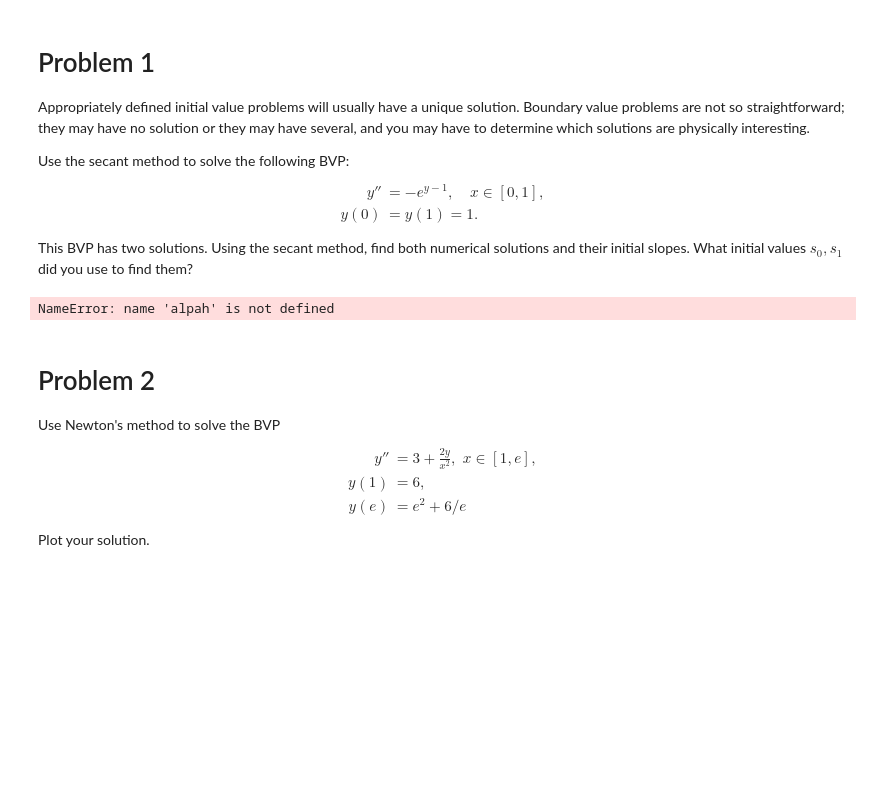
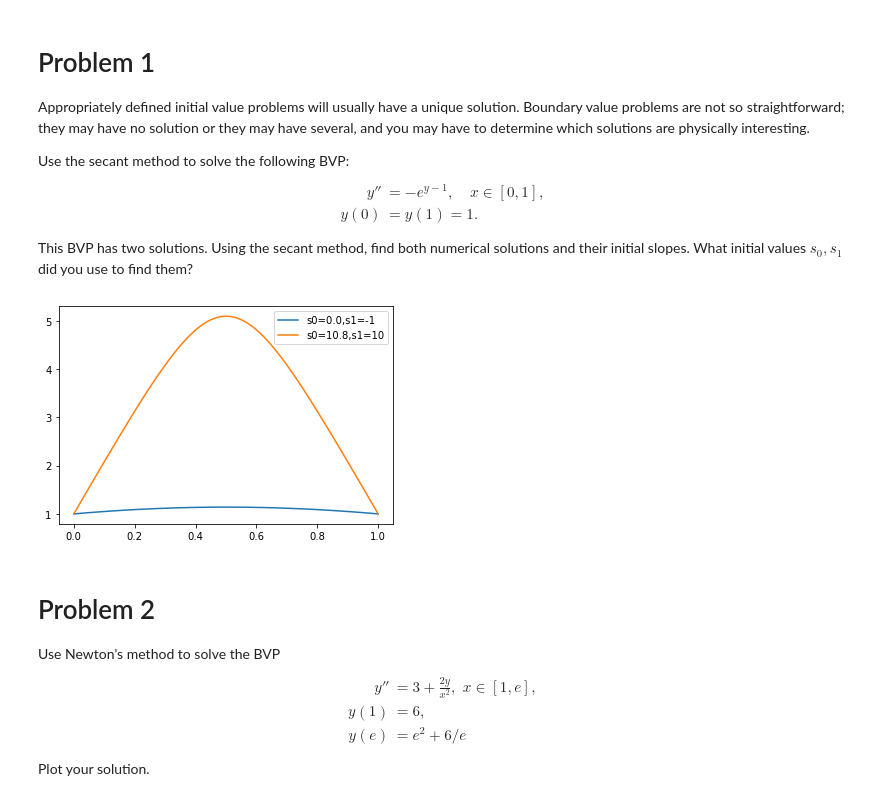
Before and after one commit to bryant0918/Model-Dynamics-and-Control, a Jupyter notebook: ShootingMethod/shooting_method.ipynb, the cells around one changed output. Cells and saved outputs as stored; diff of their text form; code cells hidden in the pictures; blank space fills up the shorter version.

Commit message:
Finished shooting method

```diff
--- a/ShootingMethod/shooting_method.ipynb
+++ b/ShootingMethod/shooting_method.ipynb
@@ -41,28 +45,37 @@ This BVP has two solutions.
 Using the secant method, find both numerical solutions and their initial slopes.
 What initial values $s_0, s_1$ did you use to find them?
 # %%
+# Initialize everything
 def ode(x,y):
     return np.array([y[1], -np.exp(y[0]-1)])
 
 a = 0
 b = 1
 alpha = 1
 beta = 1
 
 def residual(s):
     sol = solve_ivp(ode, (a,b), [alpha,s])
     yb = sol.y[0,-1]
     return yb - beta
 
-s = secant_method(residual, (beta-alpah)/2, -1)
+# Call secant method
+s = secant_method(residual, (beta-alpha)/2, -1)
 
 x = np.linspace(0,1,100)
-y = solve_ivp(ode, (a,b), (alpha,s), t_eval=x.y[0])
+y = solve_ivp(ode, (a,b), (alpha,s), t_eval=x).y[0]
 
-plt.plot(x,y)
+# Plot it
+plt.plot(x,y, label=f"s0={(beta-alpha)/2},s1=-1")
+s = secant_method(residual,10.8,10)
+x = np.linspace(0,1,100)
+y = solve_ivp(ode, (a,b), (alpha,s), t_eval=x).y[0]
+
+plt.plot(x,y, label=f"s0=10.8,s1=10")
+plt.legend()
 plt.show()
 # %% [output]
-NameError: name 'alpah' is not defined
+[figure, added]
 # %% [markdown]
 # Problem 2
 
```
Also changed, not shown: parts of 4 cells of this notebook.
